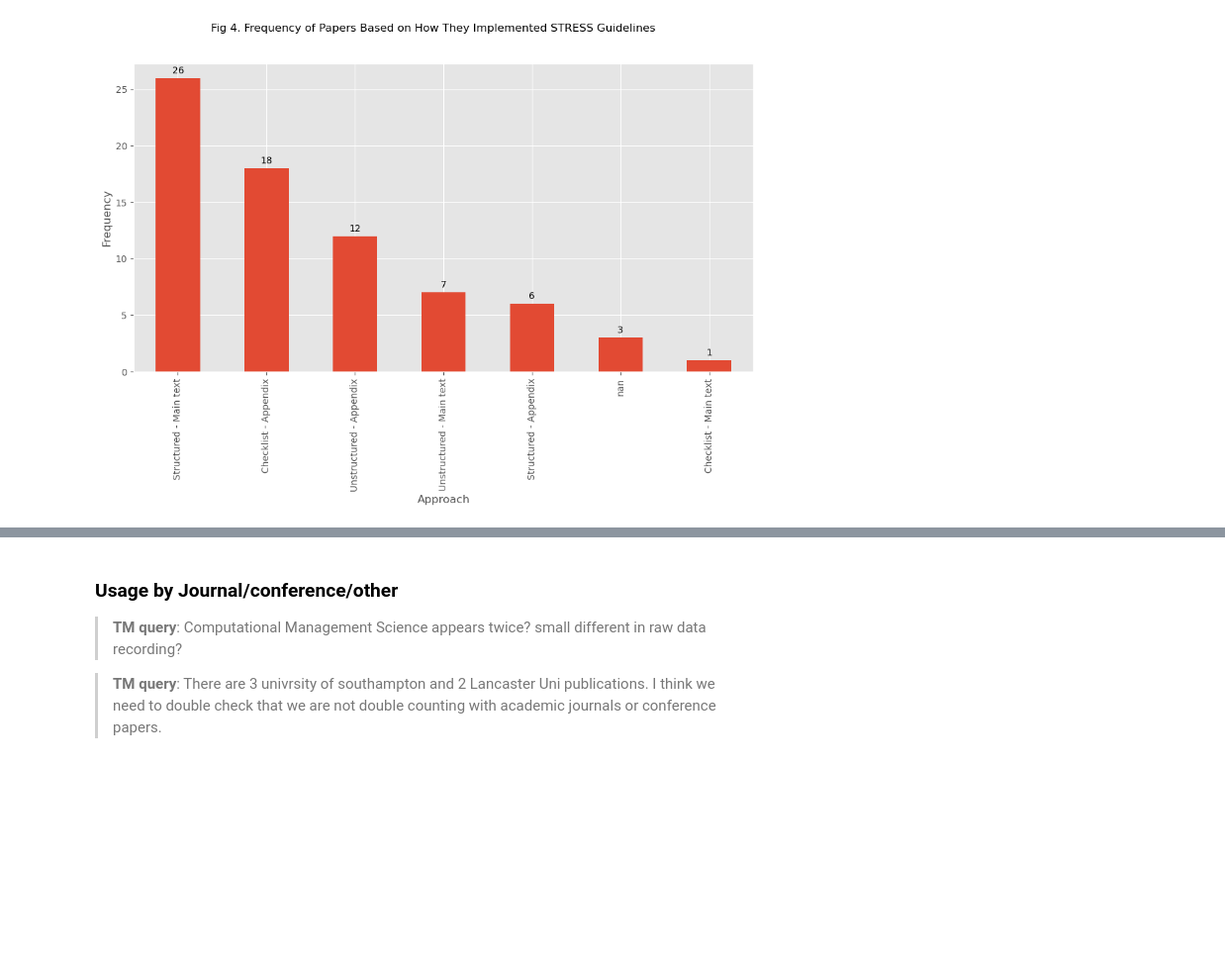
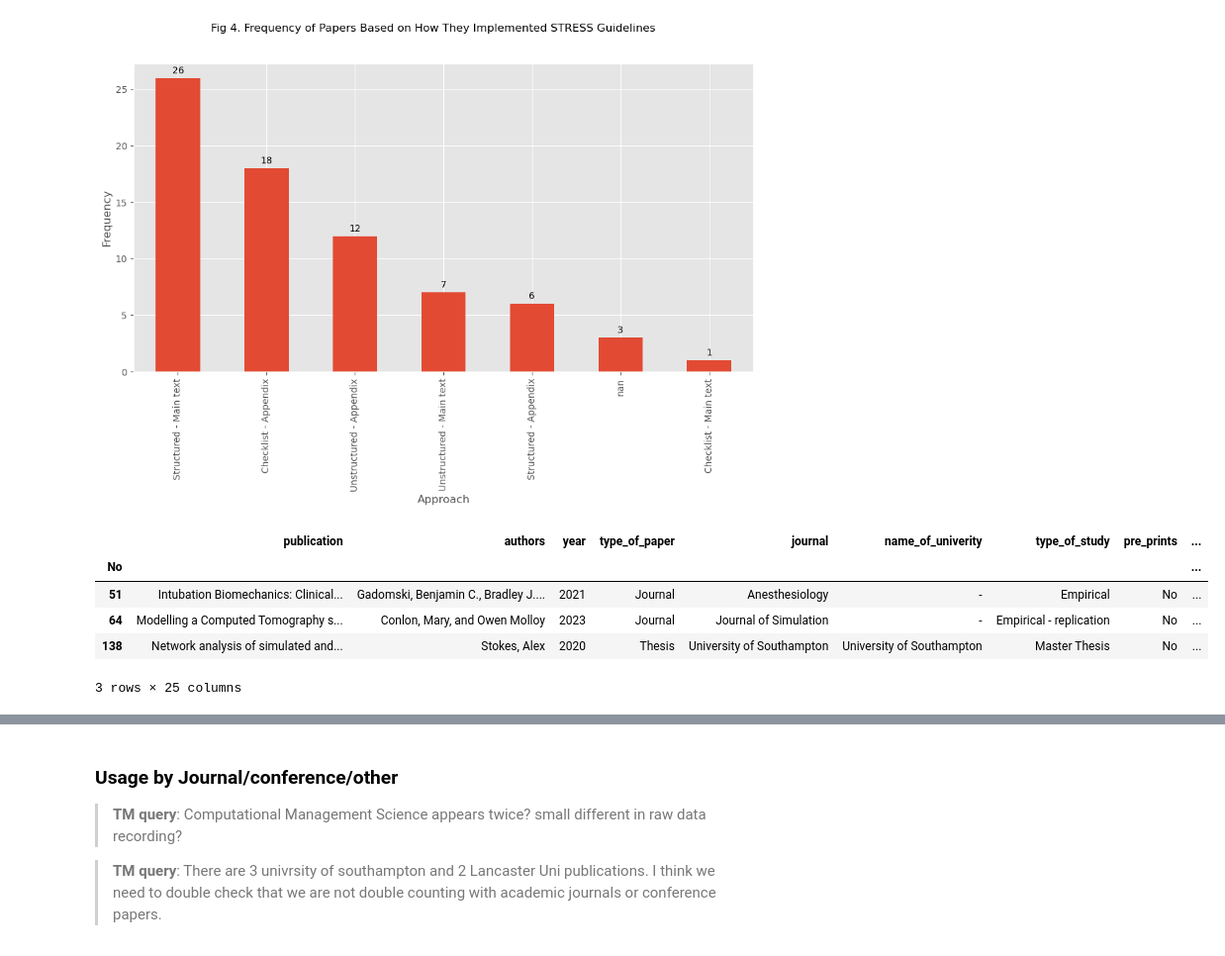
Before and after one commit to pythonhealthdatascience/stress_update, a Jupyter notebook: quarto_site/03_results/03_analysis.ipynb, the cells around one changed output, grey strips where cells are left out. Shown at 99% size. Saved outputs shown, nothing was run; the diff lists cells and outputs as text; code cells hidden in the pictures; blank space fills up the shorter version.

```diff
--- a/quarto_site/03_results/03_analysis.ipynb
+++ b/quarto_site/03_results/03_analysis.ipynb
@@ -288,3 +288,12 @@ _ = fig.suptitle(
 )
 # %% [output]
 [figure]
+# %%
+empirical_studies[empirical_studies["stress_implementation"].isna()]
+# %% [output]
+|  | publication | authors | year | type_of_paper | journal | name_of_univerity | type_of_study | pre_prints | ... |
+| No |  |  |  |  |  |  |  |  | ... |
+| 51 | Intubation Biomechanics: Clinical... | Gadomski, Benjamin C., Bradley J.... | 2021 | Journal | Anesthesiology | - | Empirical | No | ... |
+| 64 | Modelling a Computed Tomography s... | Conlon, Mary, and Owen Molloy | 2023 | Journal | Journal of Simulation | - | Empirical - replication | No | ... |
+| 138 | Network analysis of simulated and... | Stokes, Alex | 2020 | Thesis | University of Southampton | University of Southampton | Master Thesis | No | ... |
+3 rows × 25 columns
```
Also changed, not shown: parts of 1 cell of this notebook, 1 other file.
